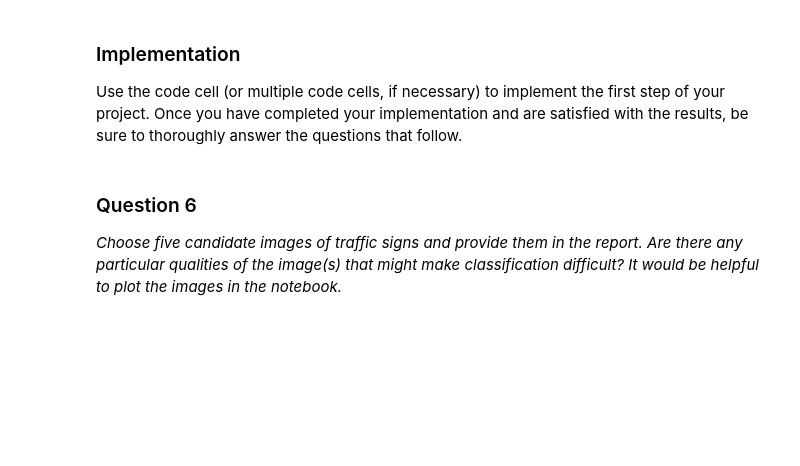
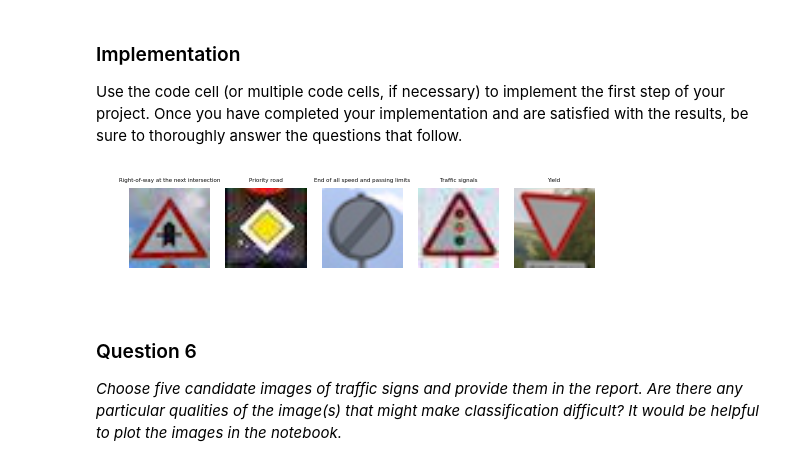
Before and after one commit to deniskrut/traffic-signs, a Jupyter notebook: Traffic_Signs_Recognition.ipynb, the cells around one changed output. Drawn from its saved outputs; the diff is of its cells as text; code cells hidden in the pictures; blank space fills up the shorter version.

```diff
--- a/Traffic_Signs_Recognition.ipynb
+++ b/Traffic_Signs_Recognition.ipynb
@@ -519,6 +537,16 @@ Use the code cell (or multiple code cells, if necessary) to implement the first
 # %%
 ### Load the images and plot them here.
 ### Feel free to use as many code cells as needed.
+
+from scipy import misc
+
+custom_images_filenames = ['right_of_way.jpg', 'priority_road.jpg', 'nolimit.jpg', 'traffic_signals.jpg', 'yield.jpg']
+custom_images = [misc.imread(filename) for filename in custom_images_filenames]
+custom_images_labels = [11,12,32,26,13]
+
+show_images(custom_images, custom_images_labels, range(len(custom_images)))
+# %% [output]
+[figure, added]
 # %% [markdown]
 ### Question 6
 
```
Also changed, not shown: parts of 7 cells of this notebook, 5 other files.
